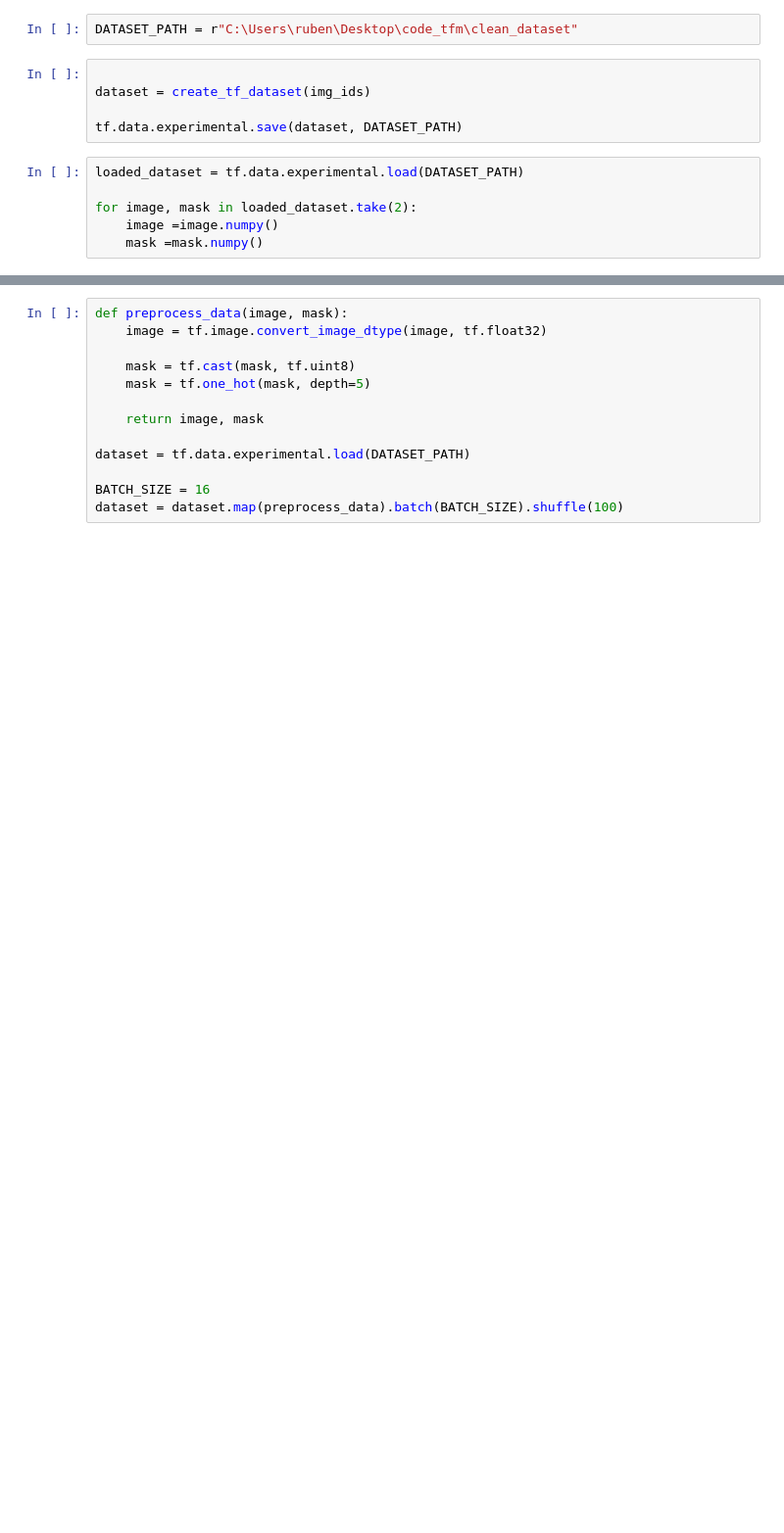
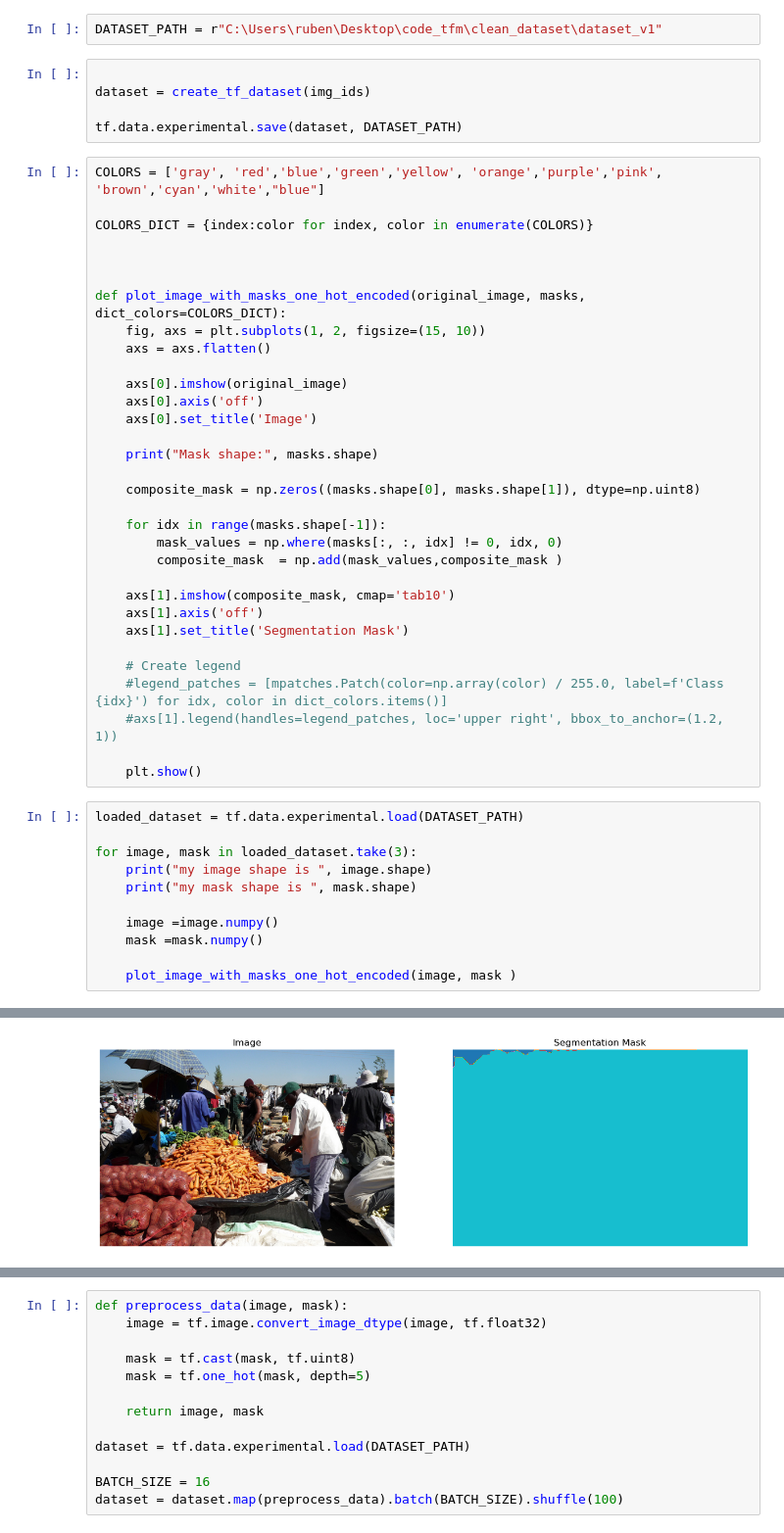
Before and after one commit to rucasca/TFM, a Jupyter notebook: src/data_preprocessing.ipynb, the cells around one changed output, grey strips where cells are left out. Shown at 98% size. Drawn from its saved outputs; the diff is of its cells as text; blank space fills up the shorter version.

```diff
--- a/src/data_preprocessing.ipynb
+++ b/src/data_preprocessing.ipynb
@@ -371,16 +384,53 @@ def create_tf_dataset(image_ids):
 # %% [markdown]
 Lo guardamos en el path fijado en el fichero `yaml` para posteriormente poder cargarlo de forma cómoda
 # %%
-DATASET_PATH = r"C:\Users\ruben\Desktop\code_tfm\clean_dataset"
+DATASET_PATH = r"C:\Users\ruben\Desktop\code_tfm\clean_dataset\dataset_v1"
 # %%
 
 dataset = create_tf_dataset(img_ids)
 
 tf.data.experimental.save(dataset, DATASET_PATH)
+# %%
+COLORS = ['gray', 'red','blue','green','yellow', 'orange','purple','pink', 'brown','cyan','white',"blue"]
+
+COLORS_DICT = {index:color for index, color in enumerate(COLORS)}
+
+
+
+def plot_image_with_masks_one_hot_encoded(original_image, masks, dict_colors=COLORS_DICT):
+    fig, axs = plt.subplots(1, 2, figsize=(15, 10))
+    axs = axs.flatten()
+
+    axs[0].imshow(original_image)
+    axs[0].axis('off')
+    axs[0].set_title('Image')
+
+    print("Mask shape:", masks.shape)
+
+    composite_mask = np.zeros((masks.shape[0], masks.shape[1]), dtype=np.uint8)
+
+    for idx in range(masks.shape[-1]):
+        mask_values = np.where(masks[:, :, idx] != 0, idx, 0)
+        composite_mask  = np.add(mask_values,composite_mask )
+
+    axs[1].imshow(composite_mask, cmap='tab10')
+    axs[1].axis('off')
+    axs[1].set_title('Segmentation Mask')
+
+    # Create legend
+    #legend_patches = [mpatches.Patch(color=np.array(color) / 255.0, label=f'Class {idx}') for idx, color in dict_colors.items()]
+    #axs[1].legend(handles=legend_patches, loc='upper right', bbox_to_anchor=(1.2, 1))
+
+    plt.show()
 # %%
 loaded_dataset = tf.data.experimental.load(DATASET_PATH)
 
-for image, mask in loaded_dataset.take(2):
+for image, mask in loaded_dataset.take(3):
+    print("my image shape is ", image.shape)
+    print("my mask shape is ", mask.shape)
+
     image =image.numpy()
     mask =mask.numpy()
+
+    plot_image_with_masks_one_hot_encoded(image, mask )
 # %% [output]
@@ -389,3 +440,4 @@ loaded
+[figure, added]
 # %% [markdown]
 ### 2. Generación de imágenes derivadas de las actuales
 
```
Also changed, not shown: parts of 16 cells of this notebook.
